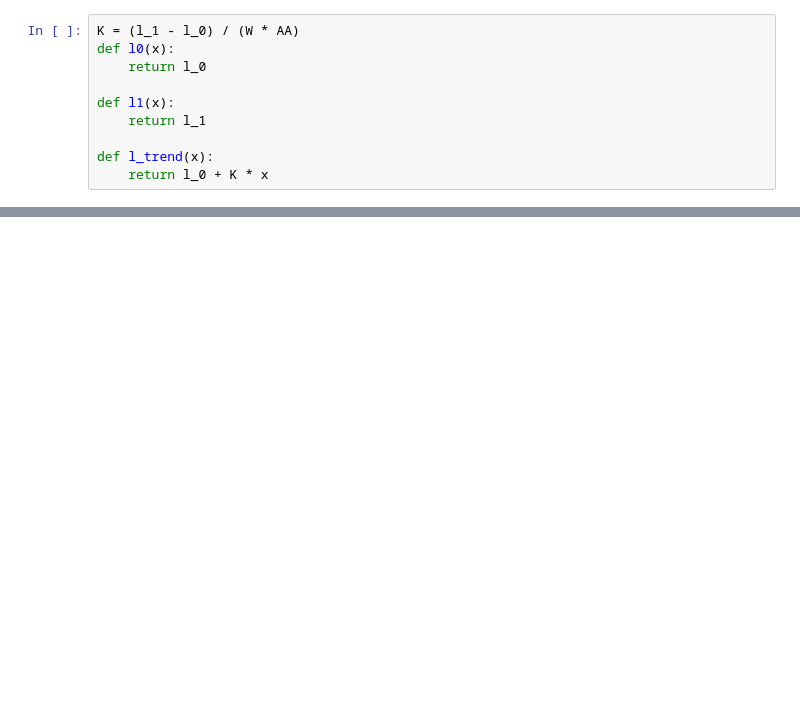
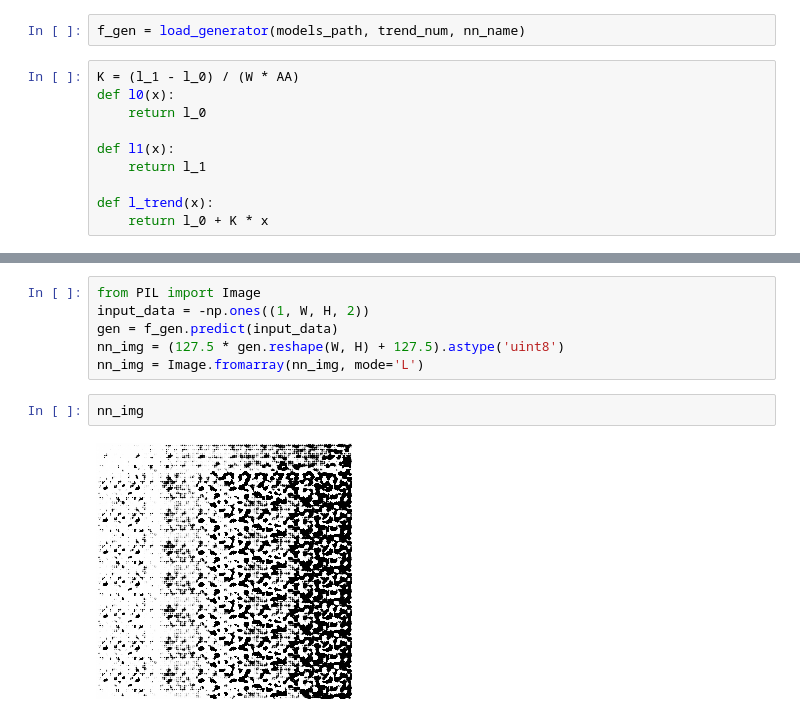
Before and after one commit to astromid/diploma-texture-synthesis, a Jupyter notebook: code/verification.ipynb, the cells around one changed output, grey strips where cells are left out. Cells and saved outputs as stored; diff of their text form; blank space fills up the shorter version.

```diff
--- a/code/verification.ipynb
+++ b/code/verification.ipynb
@@ -27,3 +23,5 @@ f_gen, _, _ = load_p2p_models(models_path, trend_num, nn_name, f_gen, d)
+# %%
+f_gen = load_generator(models_path, trend_num, nn_name)
 # %%
 K = (l_1 - l_0) / (W * AA)
 def l0(x):
@@ -59,0 +56,10 @@ plt.savefig(verification_path + '/tr_1.png')
+# %%
+from PIL import Image
+input_data = -np.ones((1, W, H, 2))
+gen = f_gen.predict(input_data)
+nn_img = (127.5 * gen.reshape(W, H) + 127.5).astype('uint8')
+nn_img = Image.fromarray(nn_img, mode='L')
+# %%
+nn_img
+# %% [output]
+[figure, added]
```
Also changed, not shown: parts of 6 cells of this notebook, 9 other files.
